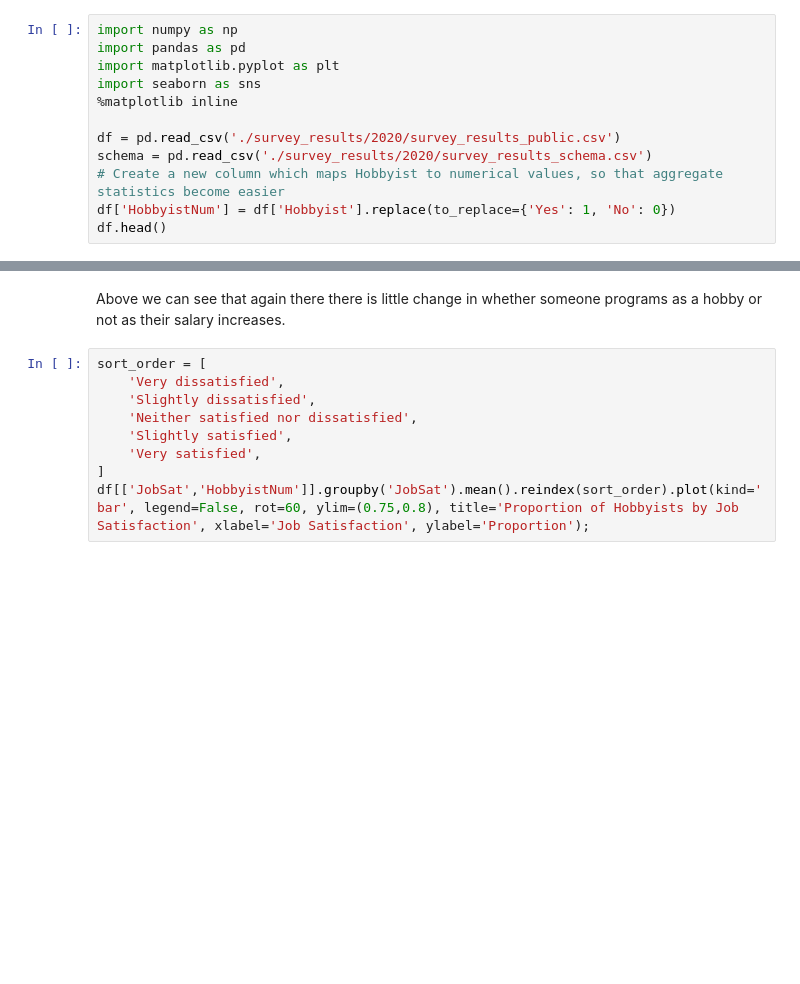
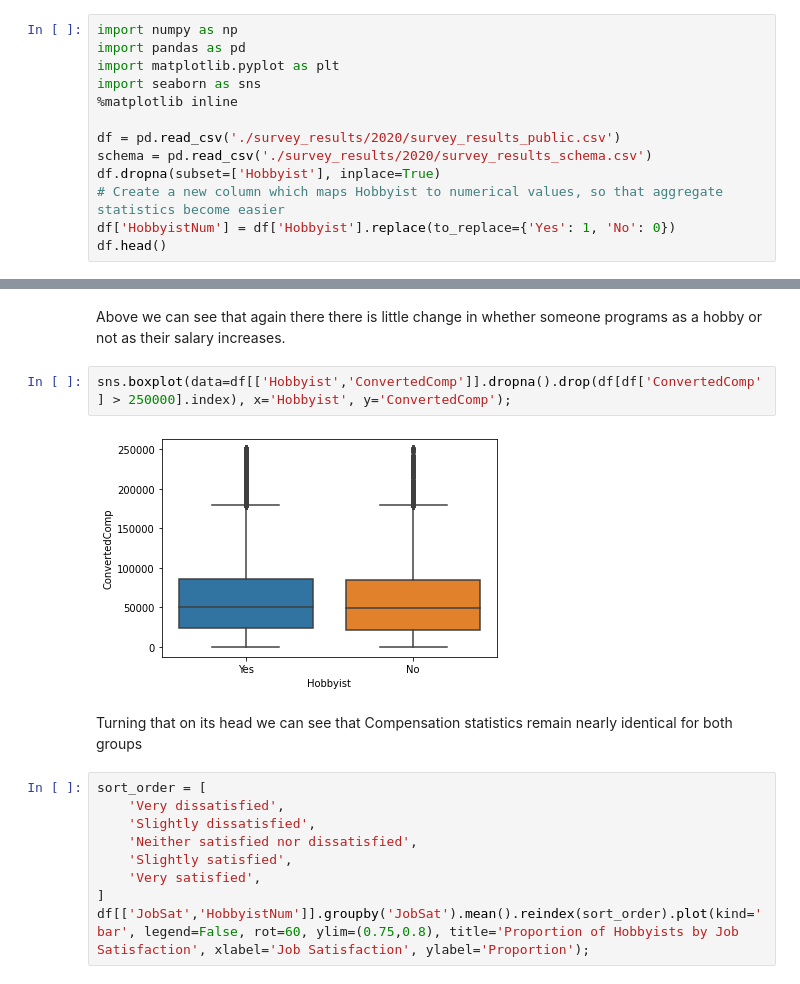
Before and after one commit to jbm1991/stackoverflow_survey, a Jupyter notebook: HobbyistAnalysis.ipynb, the cells around one changed output, grey strips where cells are left out. Saved outputs shown, nothing was run; the diff lists cells and outputs as text; blank space fills up the shorter version.

Commit message:
feat: Compensation and Job Satisfaction additions
Added additional data slices and graphs for Compensation and
Job Satisfaction

```diff
--- a/HobbyistAnalysis.ipynb
+++ b/HobbyistAnalysis.ipynb
@@ -13,6 +17,7 @@ import seaborn as sns
 
 df = pd.read_csv('./survey_results/2020/survey_results_public.csv')
 schema = pd.read_csv('./survey_results/2020/survey_results_schema.csv')
+df.dropna(subset=['Hobbyist'], inplace=True)
 # Create a new column which maps Hobbyist to numerical values, so that aggregate statistics become easier
 df['HobbyistNum'] = df['Hobbyist'].replace(to_replace={'Yes': 1, 'No': 0})
 df.head()
@@ -157,6 +162,12 @@ df[['ConvertedCompBin','HobbyistNum']].groupby('ConvertedCompBin').mean().plot(k
 [figure]
 # %% [markdown]
 Above we can see that again there there is little change in whether someone programs as a hobby or not as their salary increases.
+# %%
+sns.boxplot(data=df[['Hobbyist','ConvertedComp']].dropna().drop(df[df['ConvertedComp'] > 250000].index), x='Hobbyist', y='ConvertedComp');
+# %% [output]
+[figure, added]
+# %% [markdown]
+Turning that on its head we can see that Compensation statistics remain nearly identical for both groups
 # %%
 sort_order = [
     'Very dissatisfied',
```
Also changed, not shown: parts of 4 cells of this notebook.
